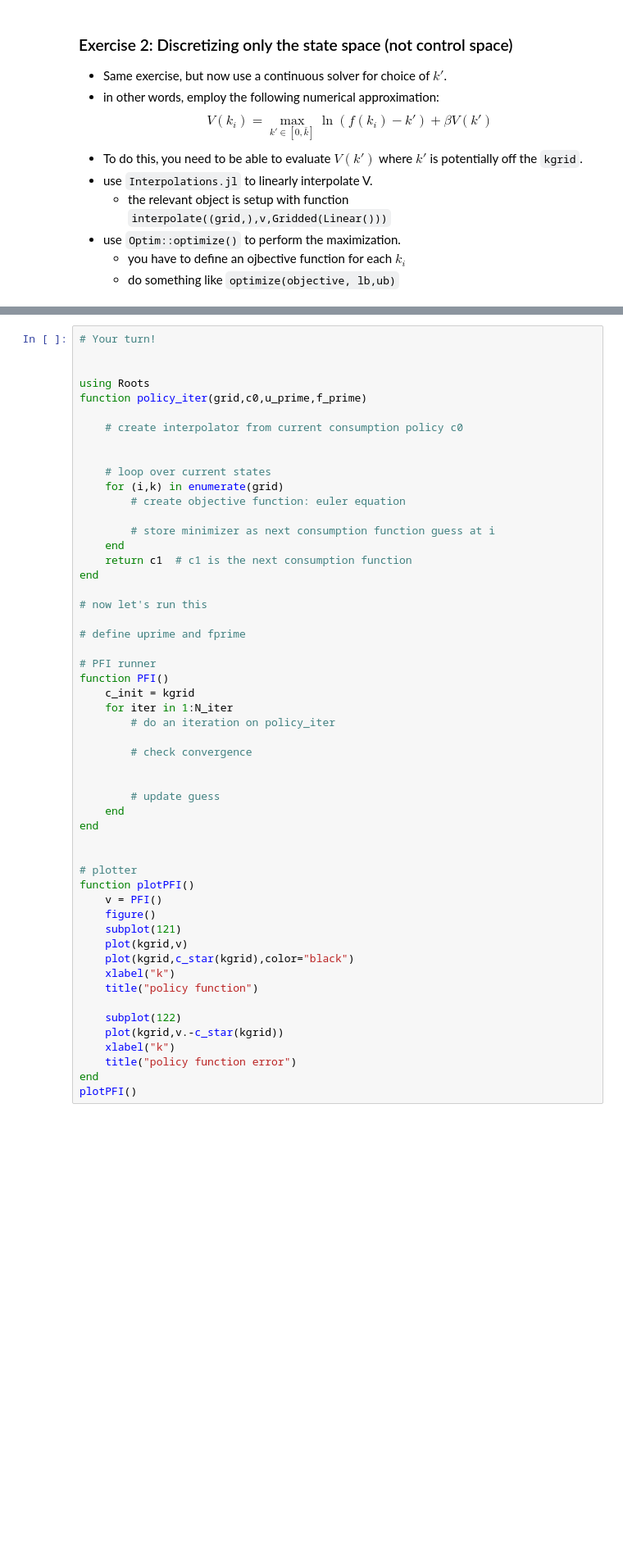
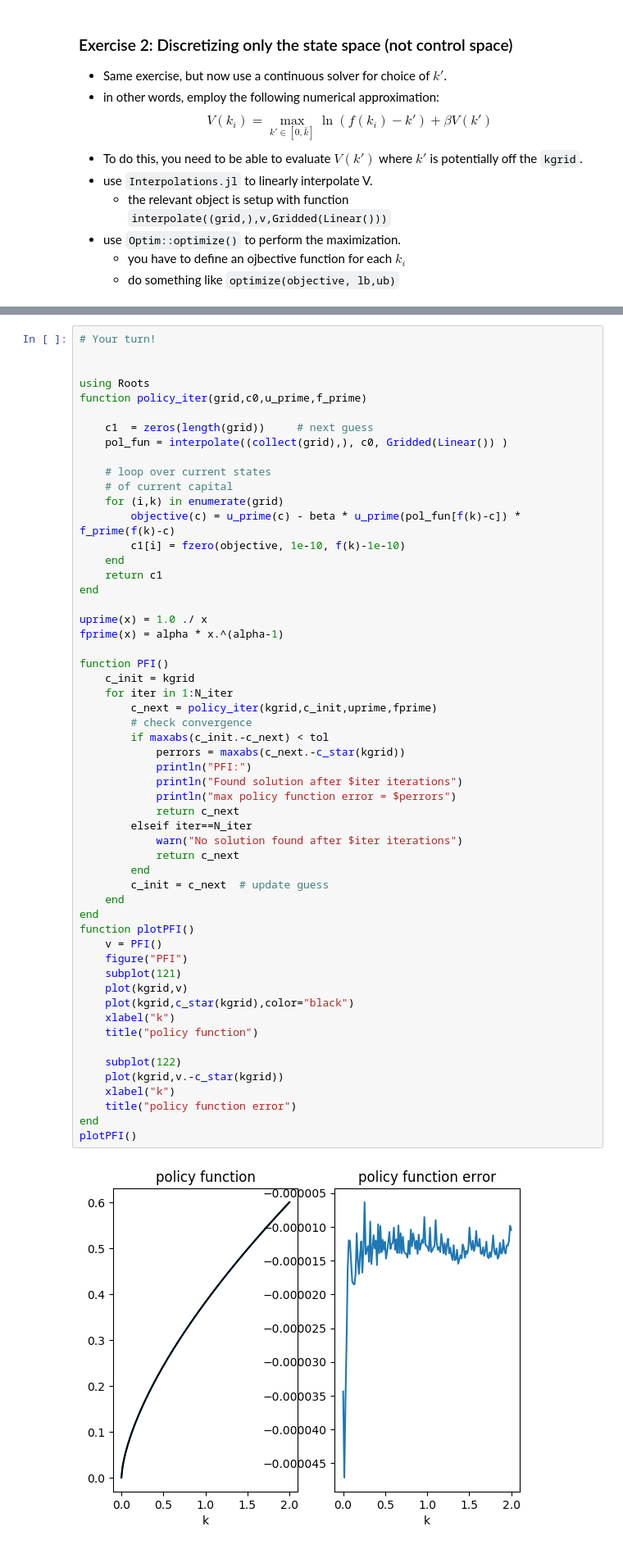
Before and after one commit to ScPo-CompEcon/CoursePack, a Jupyter notebook: Notebooks/dynamic-programming.ipynb, the cells around one changed output, grey strips where cells are left out. Shown: that part at 82% size. Cells and saved outputs as stored; diff of their text form; blank space fills up the shorter version.

```diff
--- a/Notebooks/dynamic-programming.ipynb
+++ b/Notebooks/dynamic-programming.ipynb
@@ -312,49 +351,53 @@ $$
 using Roots
 function policy_iter(grid,c0,u_prime,f_prime)
 
-    # create interpolator from current consumption policy c0
-
+    c1  = zeros(length(grid))     # next guess
+    pol_fun = interpolate((collect(grid),), c0, Gridded(Linear()) )
 
     # loop over current states
+    # of current capital
     for (i,k) in enumerate(grid)
-        # create objective function: euler equation
-
-        # store minimizer as next consumption function guess at i
+        objective(c) = u_prime(c) - beta * u_prime(pol_fun[f(k)-c]) * f_prime(f(k)-c)
+        c1[i] = fzero(objective, 1e-10, f(k)-1e-10)
     end
-    return c1  # c1 is the next consumption function
+    return c1
 end
 
-# now let's run this
+uprime(x) = 1.0 ./ x
+fprime(x) = alpha * x.^(alpha-1)
 
-# define uprime and fprime
-
-# PFI runner
 function PFI()
     c_init = kgrid
     for iter in 1:N_iter
-        # do an iteration on policy_iter
-
+        c_next = policy_iter(kgrid,c_init,uprime,fprime)
         # check convergence
-
-
-        # update guess
+        if maxabs(c_init.-c_next) < tol
+            perrors = maxabs(c_next.-c_star(kgrid))
+            println("PFI:")
+            println("Found solution after $iter iterations")
+            println("max policy function error = $perrors")
+            return c_next
+        elseif iter==N_iter
+            warn("No solution found after $iter iterations")
+            return c_next
+        end
+        c_init = c_next  # update guess
     end
 end
-
-
-# plotter
 function plotPFI()
     v = PFI()
-    figure()
+    figure("PFI")
     subplot(121)
     plot(kgrid,v)
     plot(kgrid,c_star(kgrid),color="black")
     xlabel("k")
     title("policy function")
 
     subplot(122)
     plot(kgrid,v.-c_star(kgrid))
     xlabel("k")
     title("policy function error")
 end
 plotPFI()
+# %% [output]
+[figure, added]
```
Also changed, not shown: parts of 10 cells of this notebook, 6 other files.
